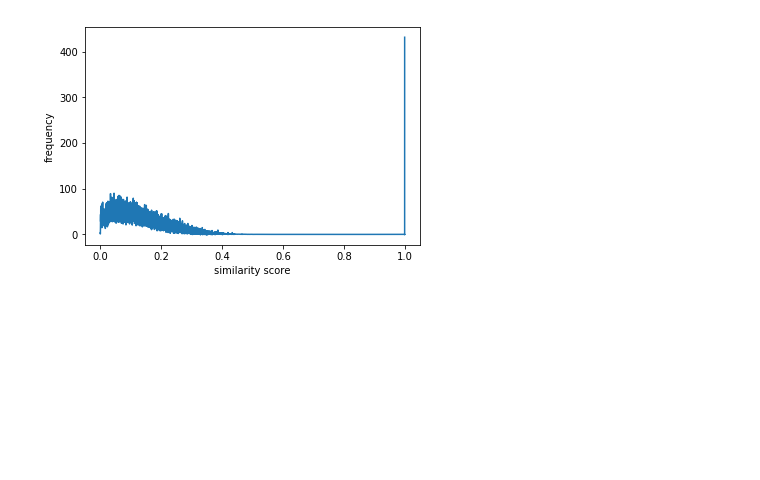
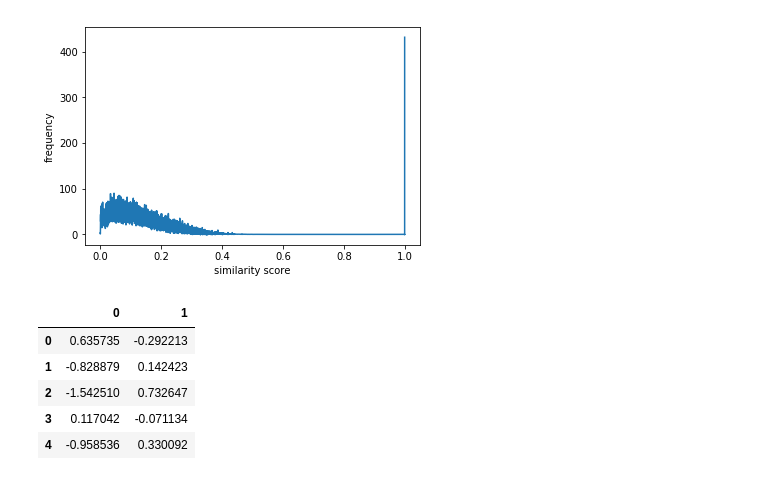
Before and after one commit to CornellDataScience/Social-Tribes, a Jupyter notebook: Danny_nb.ipynb, the cells around one changed output. Cells and saved outputs as stored; diff of their text form; code cells hidden in the pictures; blank space fills up the shorter version.

```diff
--- a/Danny_nb.ipynb
+++ b/Danny_nb.ipynb
@@ -113,3 +151,16 @@ plt.show()
 #         score_i.append(score)
 #     bic_scores.append(score_i)
 # bic_scores
+# %%
+_pca = PCA(n_components=2)
+_X_r = _pca.fit(data).transform(data)
+# %%
+pca_data = pd.DataFrame(data = _X_r)
+pca_data.head()
+# %% [output]
+|  | 0 | 1 |
+| 0 | 0.635735 | -0.292213 |
+| 1 | -0.828879 | 0.142423 |
+| 2 | -1.542510 | 0.732647 |
+| 3 | 0.117042 | -0.071134 |
+| 4 | -0.958536 | 0.330092 |
```
Also changed, not shown: parts of 3 cells of this notebook, 1 other file.
